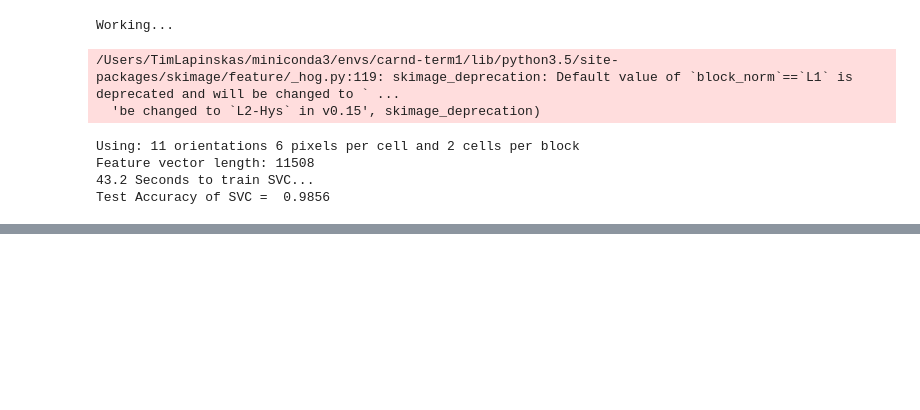
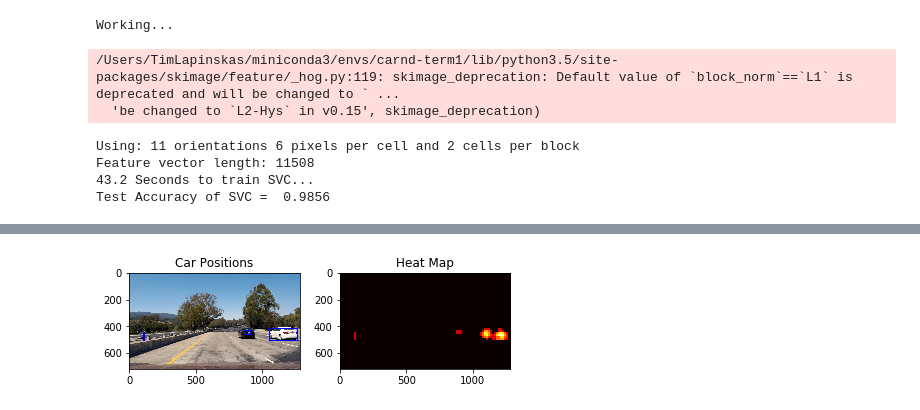
Before and after one commit to tlapinsk/CarND-Vehicle-Detection, a Jupyter notebook: vehicle_detection_pipeline.ipynb, the cells around one changed output, grey strips where cells are left out. Drawn from its saved outputs; the diff is of its cells as text; code cells hidden in the pictures; blank space fills up the shorter version.

```diff
--- a/vehicle_detection_pipeline.ipynb
+++ b/vehicle_detection_pipeline.ipynb
@@ -415,0 +415,84 @@ print(round(time.time()-t, 2), 'Seconds to process test images')
+# %%
+from scipy.ndimage.measurements import label
+
+# Define parameters for feature extraction
+color_space = 'HLS' # Can be RGB, HSV, LUV, HLS, YUV, YCrCb
+orient = 11  # HOG orientations
+pix_per_cell = 6 # HOG pixels per cell
+cell_per_block = 2 # HOG cells per block
+hog_channel = 'ALL' # Can be 0, 1, 2, or "ALL"
+spatial_size = (16, 16) # Spatial binning dimensions
+hist_bins = 16    # Number of histogram bins
+spatial_feat = True # Spatial features on or off
+hist_feat = True # Histogram features on or off
+hog_feat = True # HOG features on or off
+y_start_stop = [500, 700] # Min and max in y to search in slide_window()
+
+# Read in image similar to one shown above
+image = mpimg.imread('/Users/TimLapinskas/workspace/github/CarND-Vehicle-Detection/test_images/test1.jpg')
+# image = cv2.cvtColor(image, cv2.COLOR_BGR2RGB)
+heat = np.zeros_like(image[:,:,0]).astype(np.float)
+
+def add_heat(heatmap, bbox_list):
+    # Iterate through list of bboxes
+    for box in bbox_list:
+        # Add += 1 for all pixels inside each bbox
+        # Assuming each "box" takes the form ((x1, y1), (x2, y2))
+        heatmap[box[0][1]:box[1][1], box[0][0]:box[1][0]] += 1
+
+    # Return updated heatmap
+    return heatmap # Iterate through list of bboxes
+
+def apply_threshold(heatmap, threshold):
+    # Zero out pixels below the threshold
+    heatmap[heatmap <= threshold] = 0
+    # Return thresholded map
+    return heatmap
+
+def draw_labeled_bboxes(img, labels):
+    # Iterate through all detected cars
+    for car_number in range(1, labels[1]+1):
+        # Find pixels with each car_number label value
+        nonzero = (labels[0] == car_number).nonzero()
+        # Identify x and y values of those pixels
+        nonzeroy = np.array(nonzero[0])
+        nonzerox = np.array(nonzero[1])
+        # Define a bounding box based on min/max x and y
+        bbox = ((np.min(nonzerox), np.min(nonzeroy)), (np.max(nonzerox), np.max(nonzeroy)))
+        # Draw the box on the image
+        cv2.rectangle(img, bbox[0], bbox[1], (0,0,255), 6)
+    # Return the image
+    return img
+
+windows = slide_window(image, x_start_stop=[None, None], y_start_stop=[400, 640],
+                xy_window=(60, 60), xy_overlap=(0.75, 0.75))
+hot_windows = []
+hot_windows += (search_windows(image, windows, svc, X_scaler, color_space=color_space,
+                    spatial_size=spatial_size, hist_bins=hist_bins,
+                    orient=orient, pix_per_cell=pix_per_cell,
+                    cell_per_block=cell_per_block,
+                    hog_channel=hog_channel, spatial_feat=spatial_feat,
+                    hist_feat=hist_feat, hog_feat=hog_feat))
+
+# Add heat to each box in box list
+heat = add_heat(heat, hot_windows)
+
+# Apply threshold to help remove false positives
+heat = apply_threshold(heat,2)
+
+# Visualize the heatmap when displaying
+heatmap = np.clip(heat, 0, 255)
+
+# Find final boxes from heatmap using label function
+labels = label(heatmap)
+draw_img = draw_labeled_bboxes(np.copy(image), labels)
+
+fig = plt.figure()
+plt.subplot(121)
+plt.imshow(draw_img)
+plt.title('Car Positions')
+plt.subplot(122)
+plt.imshow(heatmap, cmap='hot')
+plt.title('Heat Map')
+fig.tight_layout()
+# %% [output]
@@ -415,0 +501 @@ print(round(time.time()-t, 2), 'Seconds to process test images')
+[figure, added]
```
Also changed, not shown: parts of 3 cells of this notebook.
